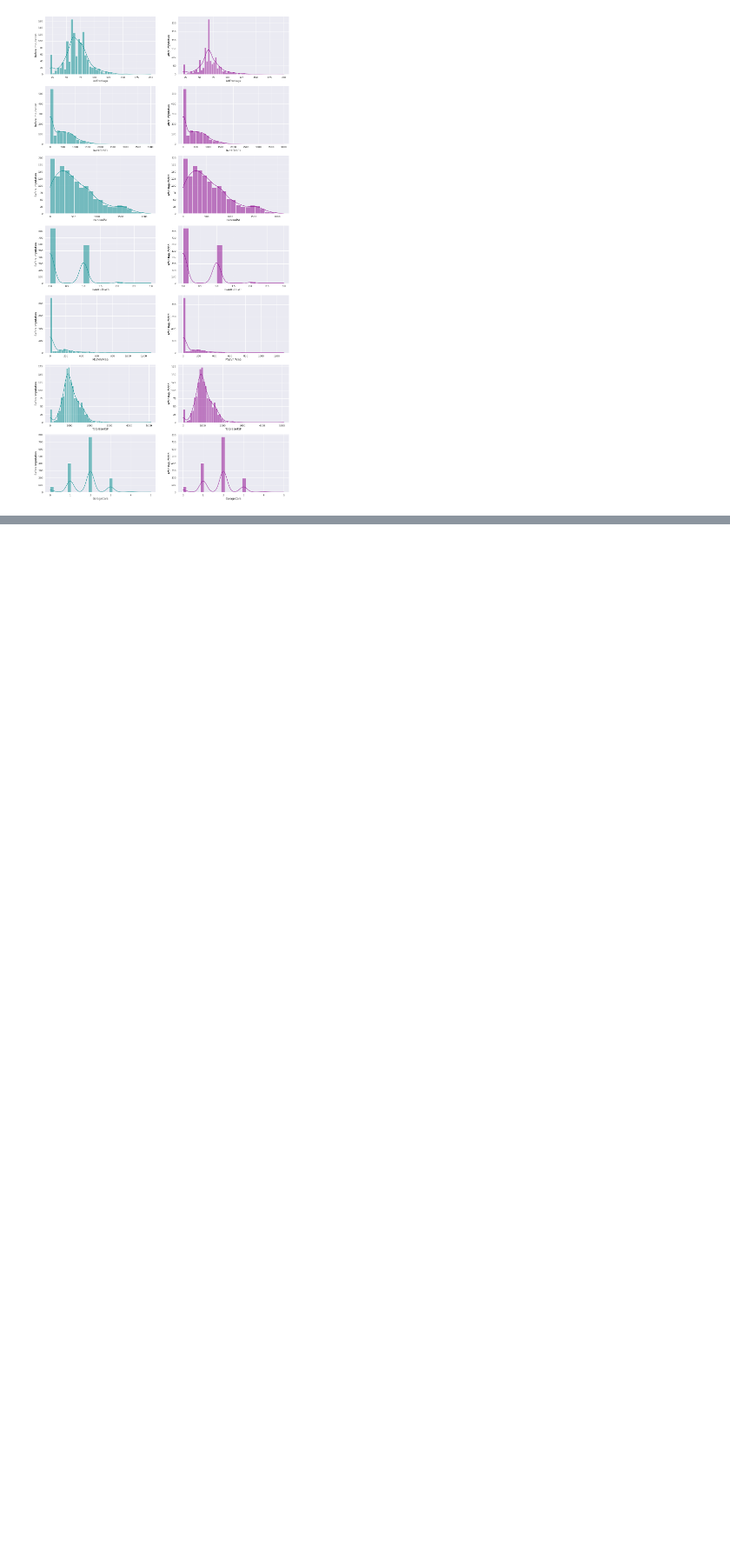
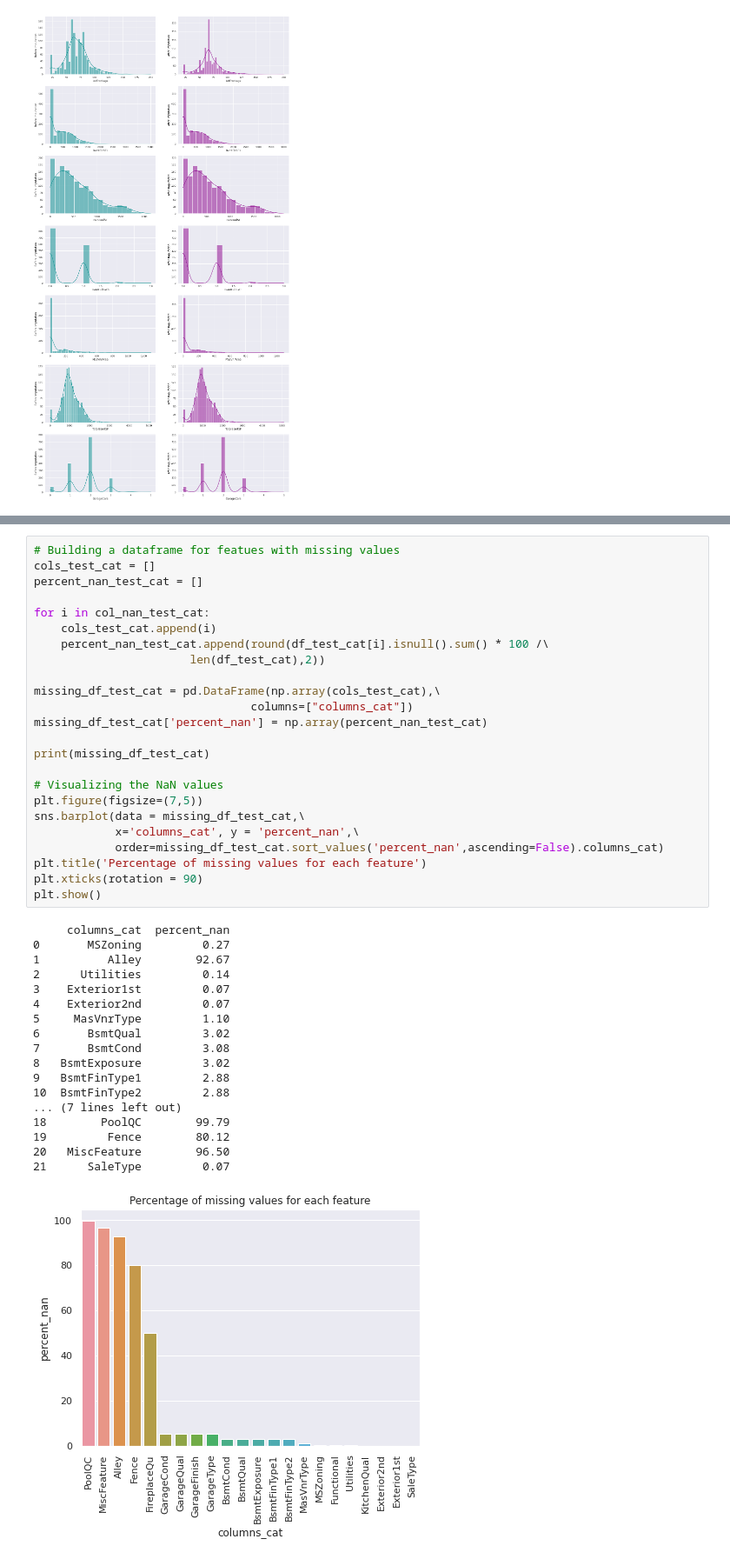
Before and after one commit to gowriks12/Kaggle-competition, a Jupyter notebook: house-price-prediction.ipynb, the cells around one changed output, grey strips where cells are left out. Shown at 87% size. Saved outputs shown, nothing was run; the diff lists cells and outputs as text; blank space fills up the shorter version.

```diff
--- a/house-price-prediction.ipynb
+++ b/house-price-prediction.ipynb
@@ -330,0 +439,43 @@ df_test_impute.drop('LotFrontage', axis=1, inplace=True)
+# %%
+# Building a dataframe for featues with missing values
+cols_test_cat = []
+percent_nan_test_cat = []
+
+for i in col_nan_test_cat:
+    cols_test_cat.append(i)
+    percent_nan_test_cat.append(round(df_test_cat[i].isnull().sum() * 100 /\
+                       len(df_test_cat),2))
+
+missing_df_test_cat = pd.DataFrame(np.array(cols_test_cat),\
+                                columns=["columns_cat"])
+missing_df_test_cat['percent_nan'] = np.array(percent_nan_test_cat)
+
+print(missing_df_test_cat)
+
+# Visualizing the NaN values
+plt.figure(figsize=(7,5))
+sns.barplot(data = missing_df_test_cat,\
+            x='columns_cat', y = 'percent_nan',\
+            order=missing_df_test_cat.sort_values('percent_nan',ascending=False).columns_cat)
+plt.title('Percentage of missing values for each feature')
+plt.xticks(rotation = 90)
+plt.show()
+# %% [output]
+     columns_cat  percent_nan
+0       MSZoning         0.27
+1          Alley        92.67
+2      Utilities         0.14
+3    Exterior1st         0.07
+4    Exterior2nd         0.07
+5     MasVnrType         1.10
+6       BsmtQual         3.02
+7       BsmtCond         3.08
+8   BsmtExposure         3.02
+9   BsmtFinType1         2.88
+10  BsmtFinType2         2.88
+... (7 lines left out)
+18        PoolQC        99.79
+19         Fence        80.12
+20   MiscFeature        96.50
+21      SaleType         0.07
+[figure, added]
```
Also changed, not shown: parts of 55 cells of this notebook.
